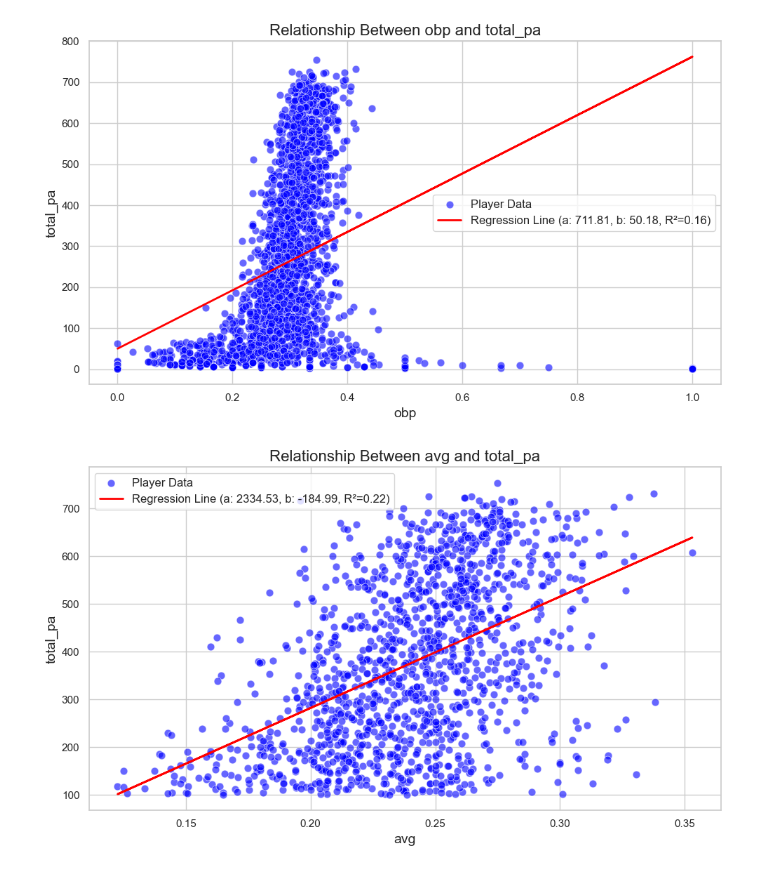
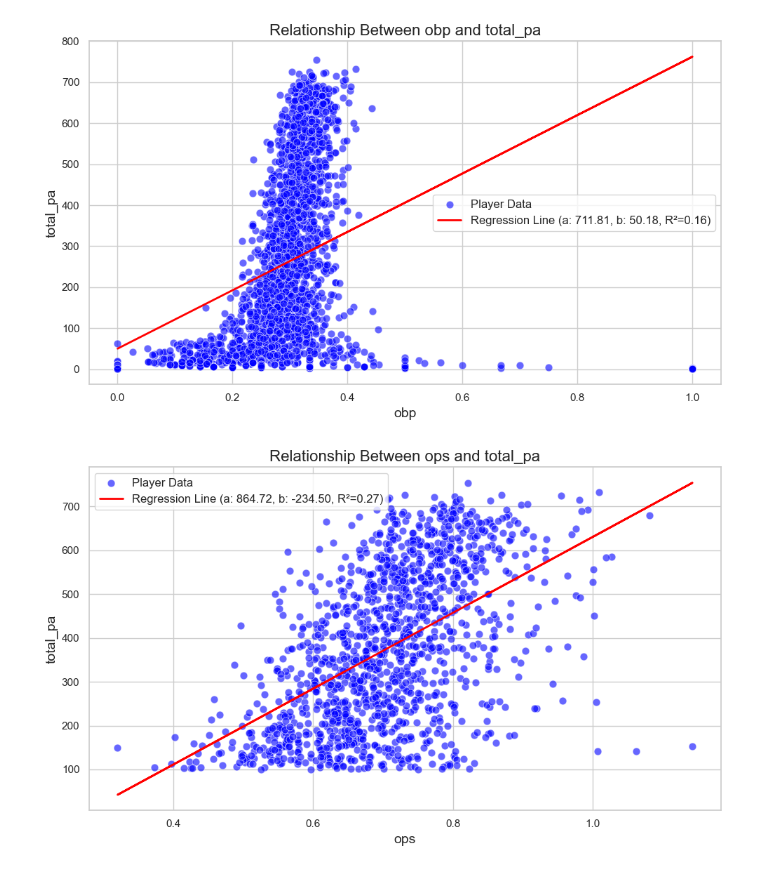
Before and after one commit to etienne-busnel/Cincinnati-Reds-Hackathon-2025, a Jupyter notebook: Player_Information.ipynb, the cells around one changed output. Drawn from its saved outputs; the diff is of its cells as text; code cells hidden in the pictures.

```diff
--- a/Player_Information.ipynb
+++ b/Player_Information.ipynb
@@ -47,16 +29,0 @@ df_players['total_bf'] = df_players['total_bf'].fillna(0).astype(int)
-# %%
-#get count of pickoffs/steals that ended an inning
-basepath_outs = ['caught_stealing_3b' 'caught_stealing_2b', 'pickoff_caught_stealing_2b', 'pickoff_2b',
-'pickoff_caught_stealing_3b', 'pickoff_1b', 'caught_stealing_home', 'pickoff_3b', 'pickoff_caught_stealing_home']
-
-df_basepath_ends_inning = df_savant[(df_savant['outs_when_up'] == 2) & (df_savant['events'].isin(basepath_outs))]
-count_basepath_ended_ab = df_basepath_ends_inning.groupby(['batter','year'])['at_bat_id'].nunique().reset_index(name='base_ended_inn')
-
-#remove those from plate appearances total
-df_players = df_players.merge(count_basepath_ended_ab,
-                              left_on=['player_mlb_id','year'],
-                              right_on=['batter','year'],
-                              how='left').drop(columns='batter')
-
-df_players['base_ended_inn'] = df_players['base_ended_inn'].fillna(0)
-df_players['total_pa'] = df_players['total_pa'] - df_players['base_ended_inn']
@@ -79,3 +93,6 @@ Name: count, Length: 649, dtype: int64
+# %%
+#calculate years after debut
+df_players['years_after_debut'] = df_players['year'] - df_players['debut'].str[-4:].astype(int)
 # %%
 #plot of total plate appearances (min 1). Note this includes pitchers
 sns.histplot(pa_counts['total_pa'])
@@ -157,9 +174,6 @@ df_players.head()
 | 3 | 3d65b1ac983ce90ff1f21f56b627883af... | 0029980d1ad27d254bc1f60e31a32fcdd... | 1997 | 4 | 22 | D.R. | 225 | 73 | ... |
 | 4 | 80f3a94c7bf1ed6397017744dbb75ff93... | d851612368c1e9612c0c2a444018af96a... | 1987 | 1 | 29 | Cuba | 235 | 75 | ... |
 5 rows × 25 columns
-# %%
-#calculate years after debut
-df_players['years_after_debut'] = df_players['year'] - df_players['debut'].str[:4].astype(int)
 # %%
 df_players.columns
 # %% [output]
@@ -339,6 +400,26 @@ df_players['avg'].head()
 Name: avg, dtype: float64
 # %%
 def linear_regression_scatter(df, x, y, min_x=False, min_y=False):
+    """
+    This function filters out missing values and optionally removes entries that do not meet
+    specified minimum thresholds for the x and y variables. It then fits a simple linear
+    regression model, plots the data points, and overlays the regression line.
+
+    Parameters:
+    -----------
+    df : pandas.DataFrame
+        The dataset containing the variables to be plotted.
+    x : str
+        The column name representing the independent variable.
+    y : str
+        The column name representing the dependent variable.
+    min_x : float or bool, optional (default=False)
+        The minimum threshold for filtering x values. Entries with x < min_x will be removed.
+    min_y : float or bool, optional (default=False)
+        The minimum threshold for filtering y values. Entries with y < min_y will be removed.
+
+    Returns: None
+    """
 
     #filter entries to where columns aren't null
     df = df[df[x].notnull() & df[y].notnull()]
@@ -394,6 +475,6 @@ linear_regression_scatter(df_players,'obp','total_pa')
 # %% [output]
 [figure]
 # %%
-linear_regression_scatter(df_players,'avg','total_pa', min_y=100)
+linear_regression_scatter(df_players,'ops','total_pa', min_y=100)
 # %% [output]
-[figure, old version]
+[figure, new version]
```
Also changed, not shown: parts of 11 cells of this notebook.
